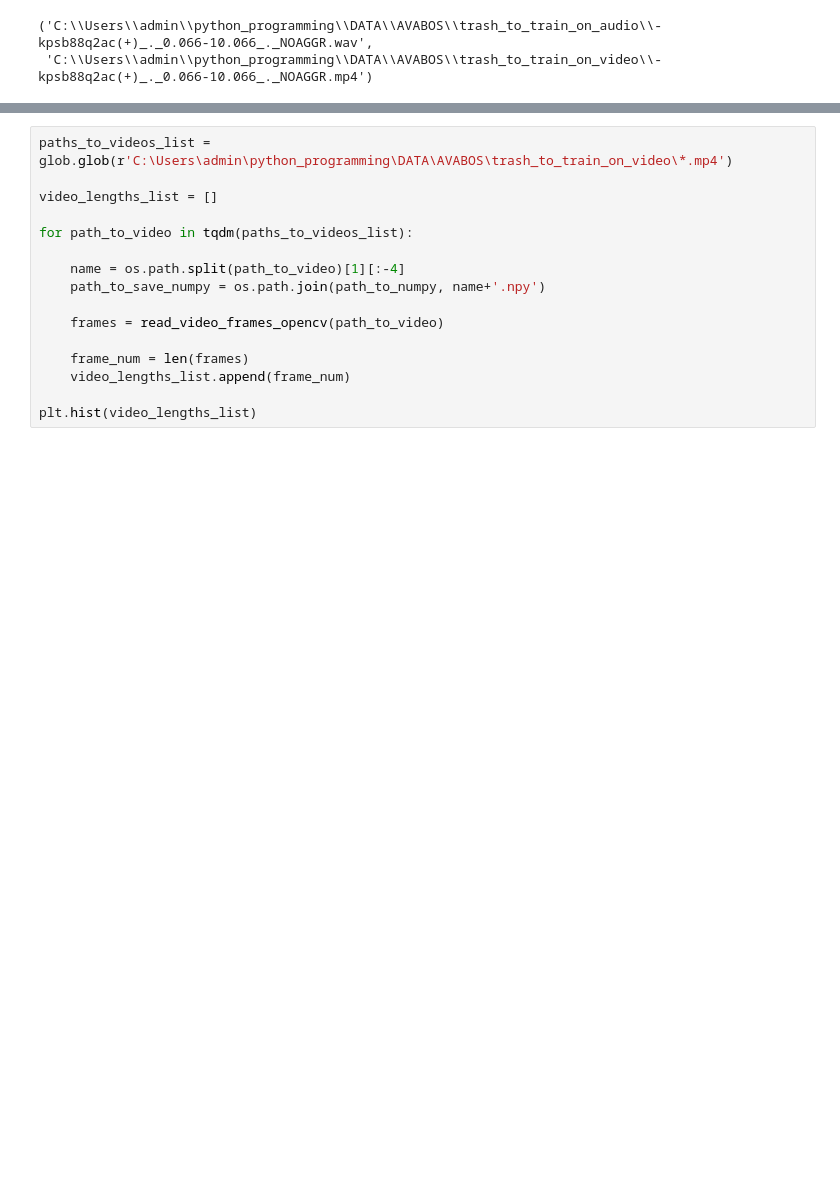
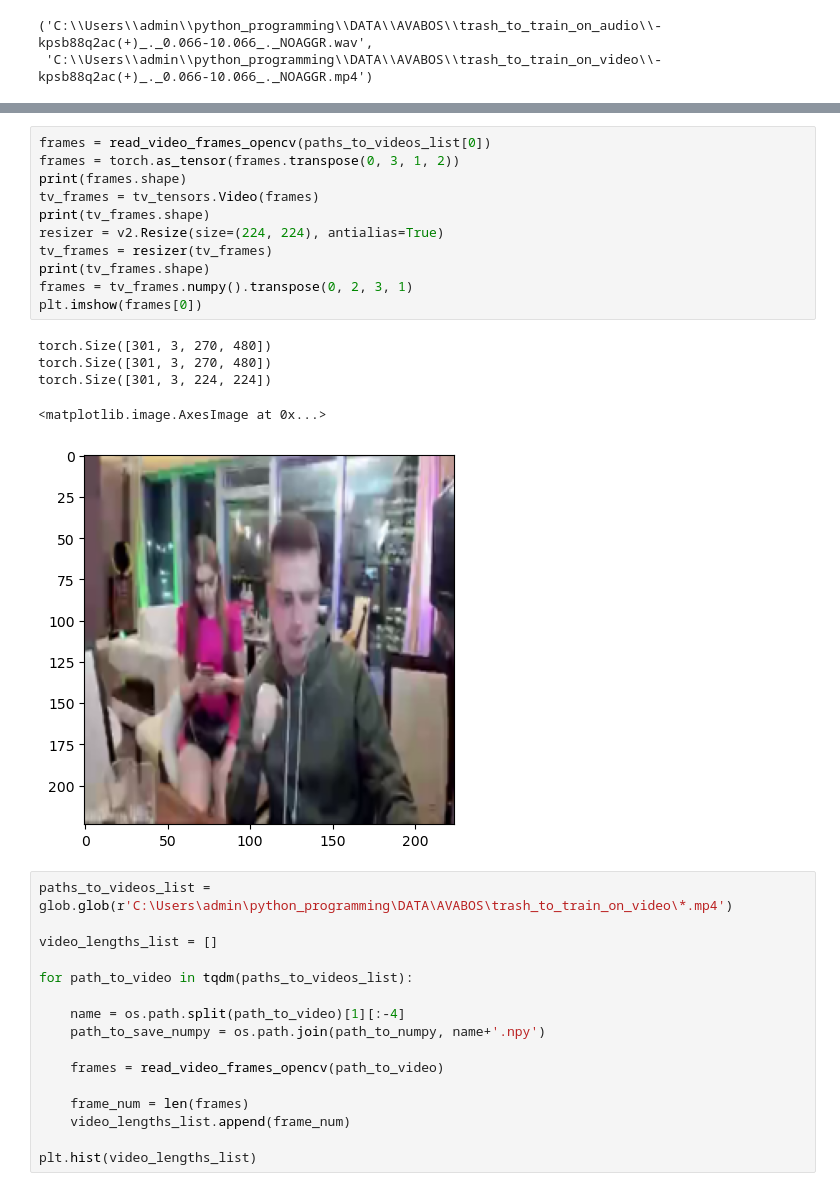
Before and after one commit to cafe1930/MultimodalAggressionRecognition, a Jupyter notebook: test.ipynb, the cells around one changed output, grey strips where cells are left out. Saved outputs shown, nothing was run; the diff lists cells and outputs as text; blank space fills up the shorter version.

```diff
--- a/test.ipynb
+++ b/test.ipynb
@@ -71,3 +86,20 @@ resized_frames.shape
+# %%
+frames = read_video_frames_opencv(paths_to_videos_list[0])
+frames = torch.as_tensor(frames.transpose(0, 3, 1, 2))
+print(frames.shape)
+tv_frames = tv_tensors.Video(frames)
+print(tv_frames.shape)
+resizer = v2.Resize(size=(224, 224), antialias=True)
+tv_frames = resizer(tv_frames)
+print(tv_frames.shape)
+frames = tv_frames.numpy().transpose(0, 2, 3, 1)
+plt.imshow(frames[0])
+# %% [output]
+torch.Size([301, 3, 270, 480])
+torch.Size([301, 3, 270, 480])
+torch.Size([301, 3, 224, 224])
+<matplotlib.image.AxesImage at 0x...>
+[figure, added]
 # %%
 paths_to_videos_list = glob.glob(r'C:\Users\admin\python_programming\DATA\AVABOS\trash_to_train_on_video\*.mp4')
 
```
Also changed, not shown: parts of 9 cells of this notebook.
